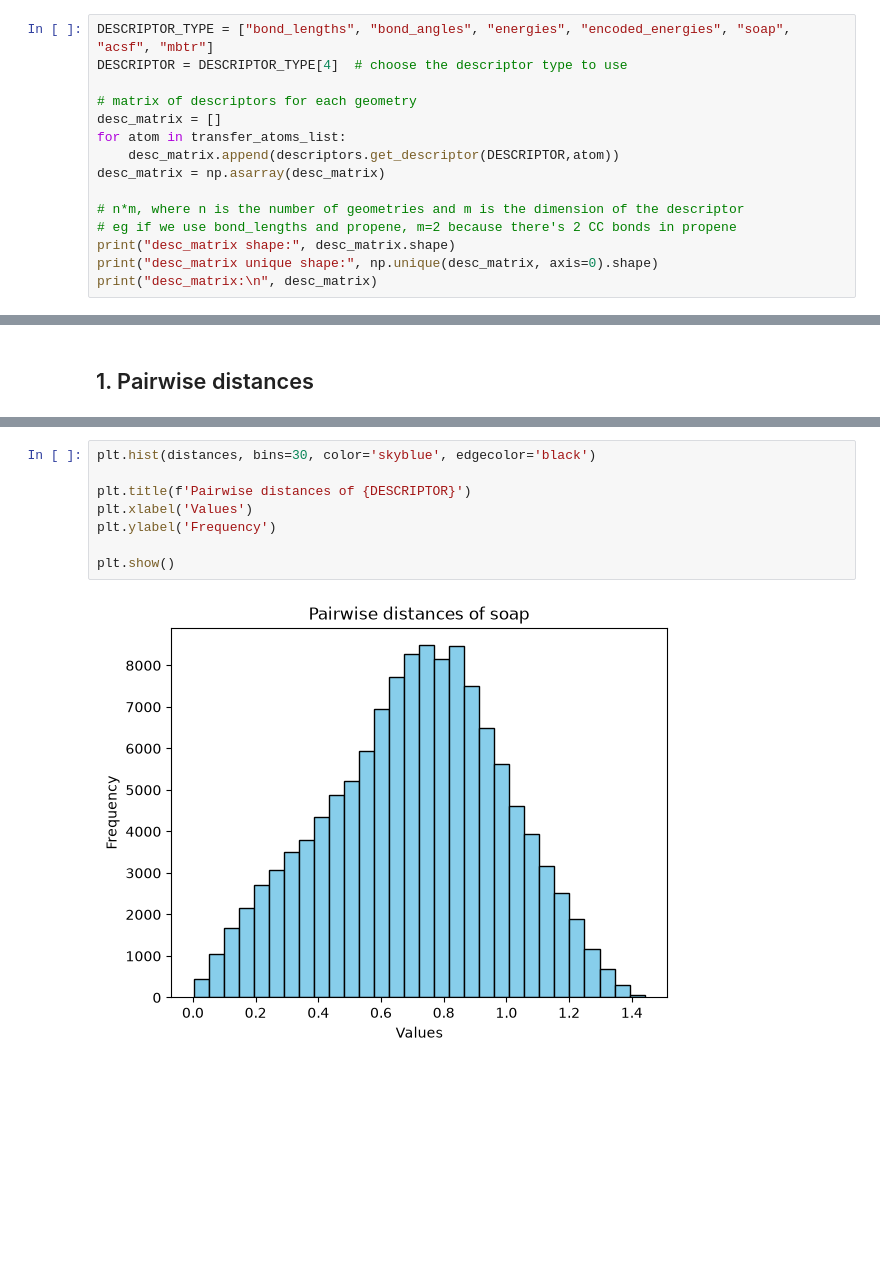
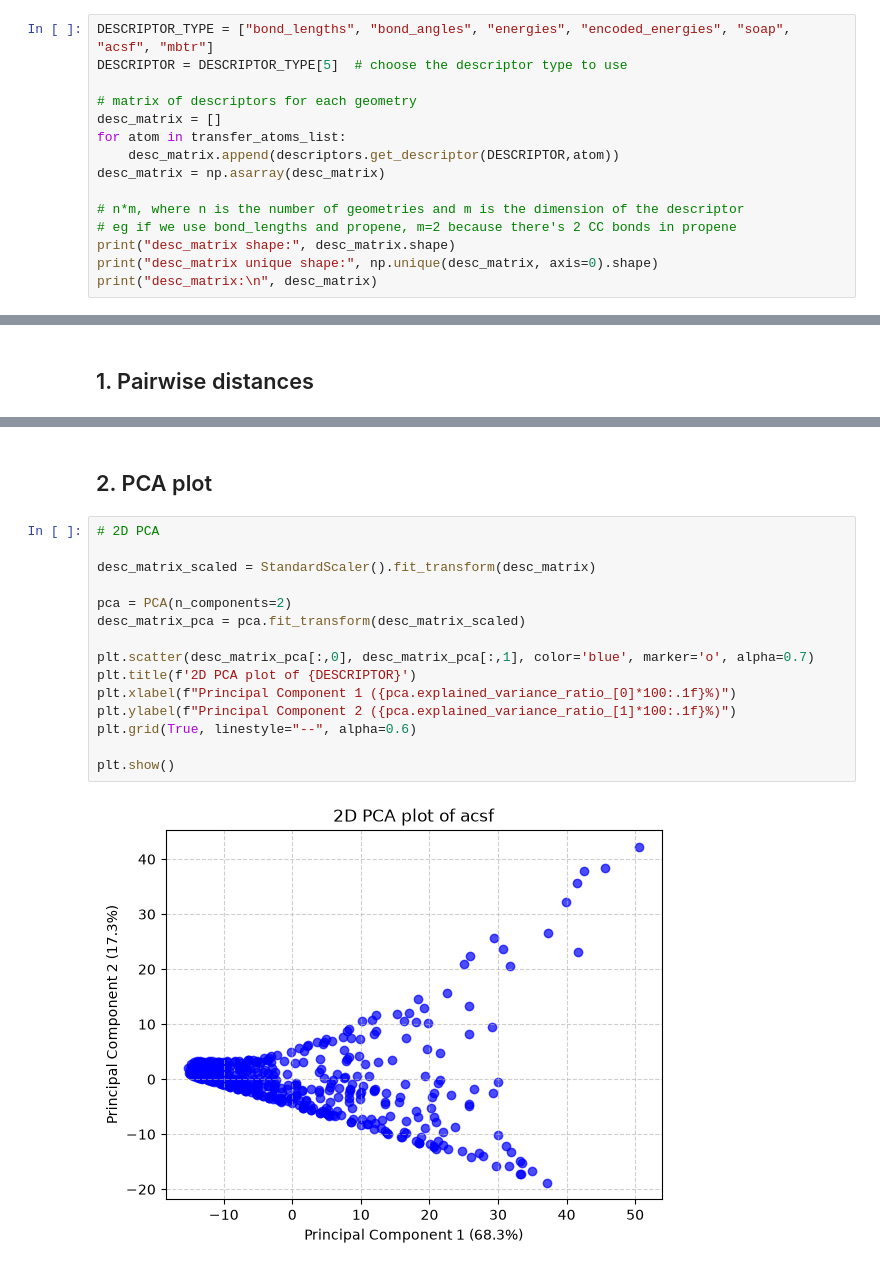
Before and after one commit to yoghurtfork/X-MACE-sampling, a Jupyter notebook: notebooks/visualising dataset.ipynb, the cells around one changed output, grey strips where cells are left out. Drawn from its saved outputs; the diff is of its cells as text; blank space fills up the shorter version.

Commit message:
Visualise data as PCA plots

```diff
--- a/notebooks/visualising dataset.ipynb
+++ b/notebooks/visualising dataset.ipynb
@@ -44,7 +47,7 @@ transfer_atoms_list length: 500
 ## 0.2. Get descriptor matrix
 # %%
 DESCRIPTOR_TYPE = ["bond_lengths", "bond_angles", "energies", "encoded_energies", "soap", "acsf", "mbtr"]
-DESCRIPTOR = DESCRIPTOR_TYPE[4]  # choose the descriptor type to use
+DESCRIPTOR = DESCRIPTOR_TYPE[5]  # choose the descriptor type to use
 
 # matrix of descriptors for each geometry
 desc_matrix = []
@@ -83,10 +94,19 @@ distances = pdist(desc_matrix)
-# %%
-plt.hist(distances, bins=30, color='skyblue', edgecolor='black')
-
-plt.title(f'Pairwise distances of {DESCRIPTOR}')
-plt.xlabel('Values')
-plt.ylabel('Frequency')
-
-plt.show()
-# %% [output]
-[figure, removed]
+# %% [markdown]
+## 2. PCA plot
+# %%
+# 2D PCA
+
+desc_matrix_scaled = StandardScaler().fit_transform(desc_matrix)
+
+pca = PCA(n_components=2)
+desc_matrix_pca = pca.fit_transform(desc_matrix_scaled)
+
+plt.scatter(desc_matrix_pca[:,0], desc_matrix_pca[:,1], color='blue', marker='o', alpha=0.7)
+plt.title(f'2D PCA plot of {DESCRIPTOR}')
+plt.xlabel(f"Principal Component 1 ({pca.explained_variance_ratio_[0]*100:.1f}%)")
+plt.ylabel(f"Principal Component 2 ({pca.explained_variance_ratio_[1]*100:.1f}%)")
+plt.grid(True, linestyle="--", alpha=0.6)
+
+plt.show()
+# %% [output]
+[figure, added]
```
Also changed, not shown: parts of 4 cells of this notebook.
